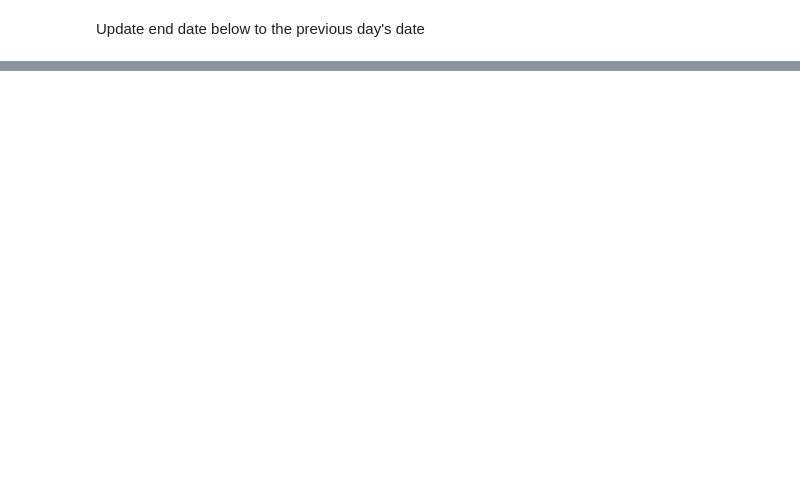
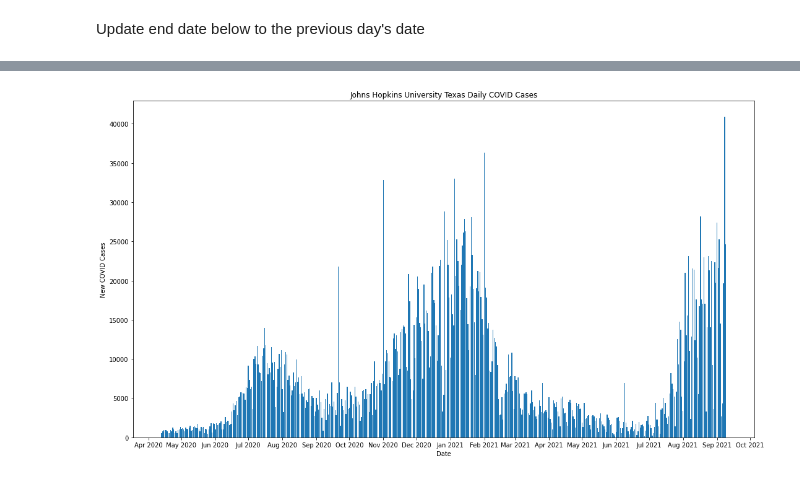
Before and after one commit to ldhagen/JHU_Covid_Notebooks, a Jupyter notebook: JH_US_data-Copy1.ipynb, the cells around one changed output, grey strips where cells are left out. Cells and saved outputs as stored; diff of their text form; code cells hidden in the pictures; blank space fills up the shorter version.

Commit message:
updating Texas daily

```diff
--- a/JH_US_data-Copy1.ipynb
+++ b/JH_US_data-Copy1.ipynb
@@ -165,0 +43,4 @@ pd.to_datetime(pd.Series(date_list))[0]
+# %%
+aaa = df_jhu_us_dict[date_list[0]].loc[df_jhu_us_dict[date_list[0]].Province_State == 'Texas', ['Province_State','Confirmed', 'Deaths', 'dt_date']]
+for d_value in date_list[1:]:
+    aaa = aaa.append(df_jhu_us_dict[d_value].loc[df_jhu_us_dict[d_value].Province_State == 'Texas', ['Province_State','Confirmed', 'Deaths', 'dt_date']])
@@ -165,0 +63,2 @@ pd.to_datetime(pd.Series(date_list))[0]
+# %%
+bbb = aaa.loc[:,['dt_date','Confirmed']]
@@ -165,0 +81,2 @@ pd.to_datetime(pd.Series(date_list))[0]
+# %%
+ccc = bbb.set_index('dt_date')
@@ -165,0 +100,2 @@ pd.to_datetime(pd.Series(date_list))[0]
+# %%
+ddd = ccc.diff(periods = 1)
@@ -165,0 +119,18 @@ pd.to_datetime(pd.Series(date_list))[0]
+# %%
+import datetime
+import matplotlib.dates as mdates
+months = mdates.MonthLocator()
+days = mdates.DayLocator()
+timeFmt = mdates.DateFormatter('%b %Y')
+fig, ax = plt.subplots()
+fig.set_size_inches(18,10)
+ax.xaxis.set_major_locator(months)
+ax.xaxis.set_major_formatter(timeFmt)
+#ax.xaxis.set_minor_locator(months)
+plt.title('Johns Hopkins University Texas Daily COVID Cases')
+plt.xlabel('Date',color='black')
+plt.ylabel('New COVID Cases',color='black')
+plt.bar(ddd.index,ddd.Confirmed)
+fig.savefig('JHUDailyTexasNew.png')
+# %% [output]
+[figure, added]
```
Also changed, not shown: parts of 35 cells of this notebook.
